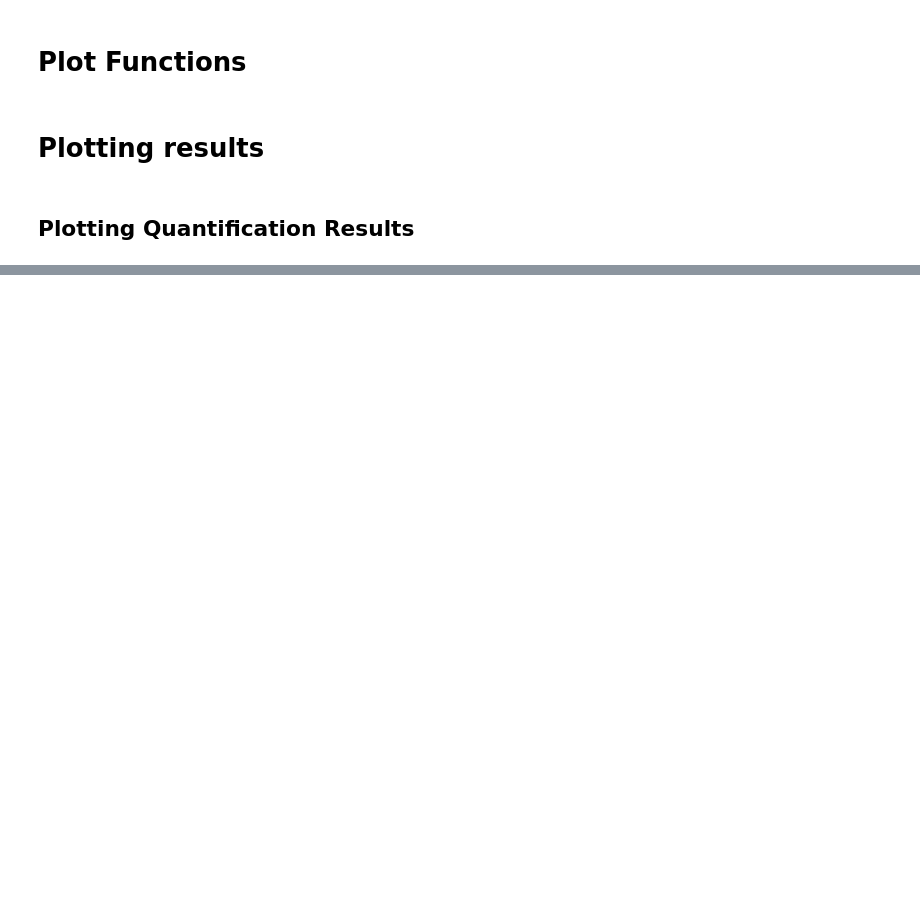
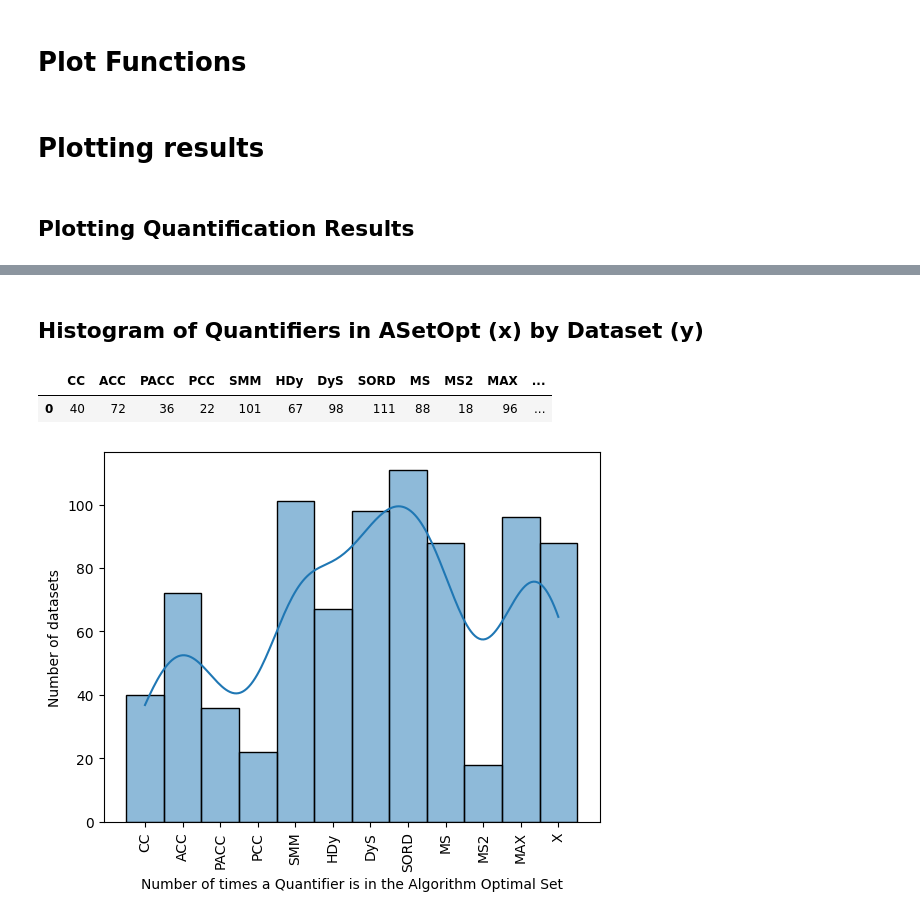
Before and after one commit to Bachega/lequa2024_workshop, a Jupyter notebook: plots.ipynb, the cells around one changed output, grey strips where cells are left out. Saved outputs shown, nothing was run; the diff lists cells and outputs as text; code cells hidden in the pictures; blank space fills up the shorter version.

```diff
--- a/plots.ipynb
+++ b/plots.ipynb
@@ -267,0 +151,37 @@ pivoted_df.reset_index().to_csv('/content/drive/MyDrive/lequa24_workshop/results
+# %% [markdown]
+## Histogram of Quantifiers in ASetOpt (x) by Dataset (y)
+# %%
+hist_quantifiers = pd.read_csv('./plot_data/histogram_quantifiers.csv')
+# %% [output]
+|  | CC | ACC | PACC | PCC | SMM | HDy | DyS | SORD | MS | MS2 | MAX | ... |
+| 0 | 40 | 72 | 36 | 22 | 101 | 67 | 98 | 111 | 88 | 18 | 96 | ... |
+# %%
+import pandas as pd
+import matplotlib.pyplot as plt
+
+# Read the CSV file
+hist_quantifiers = pd.read_csv('./plot_data/histogram_quantifiers.csv')
+
+x = hist_quantifiers.values[0]
+quantifier_names = hist.columns.tolist()
+
+print()
+
+bin_edges = np.arange(0.5, len(x) + 1.5)
+
+values = []
+for i in range(len(x)):
+    values.extend([i + 1] * x[i])
+
+ax = sns.histplot(values, bins=bin_edges, kde=True)
+ax.set(xlabel='Number of times a Quantifier is in the Algorithm Optimal Set', ylabel='Number of datasets')
+
+plt.xticks(np.arange(1, len(x) + 1))
+ax.set_xticklabels(quantifier_names, rotation=90)
+# plt.ylim(1, 133)
+
+plt.show()
+
+ax.figure.savefig('./figs/quantifiers_in_aoptset_histogram.pdf', format="pdf", facecolor='w')
+# %% [output]
+[figure, added]
```
Also changed, not shown: parts of 28 cells of this notebook, 24 other files.
